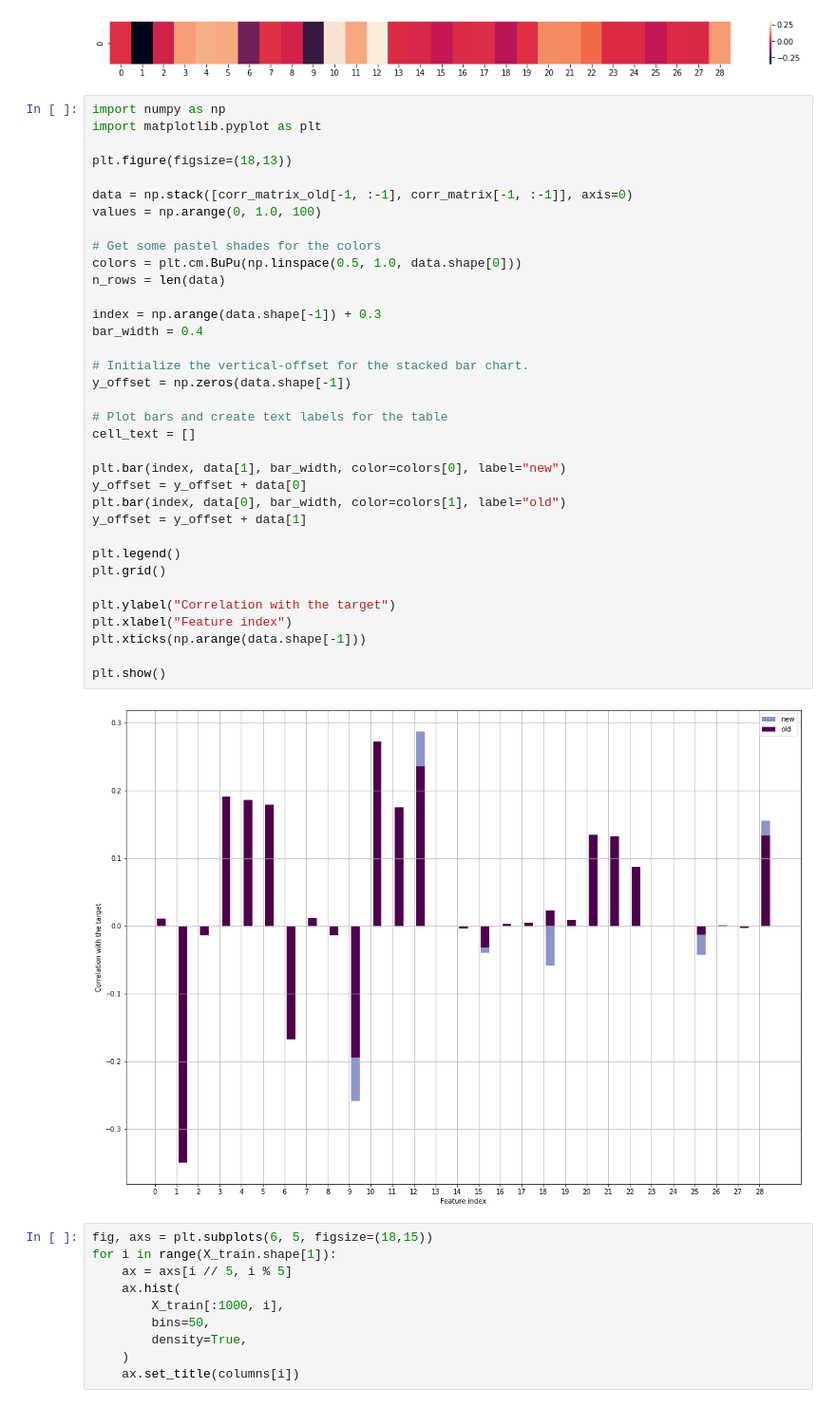
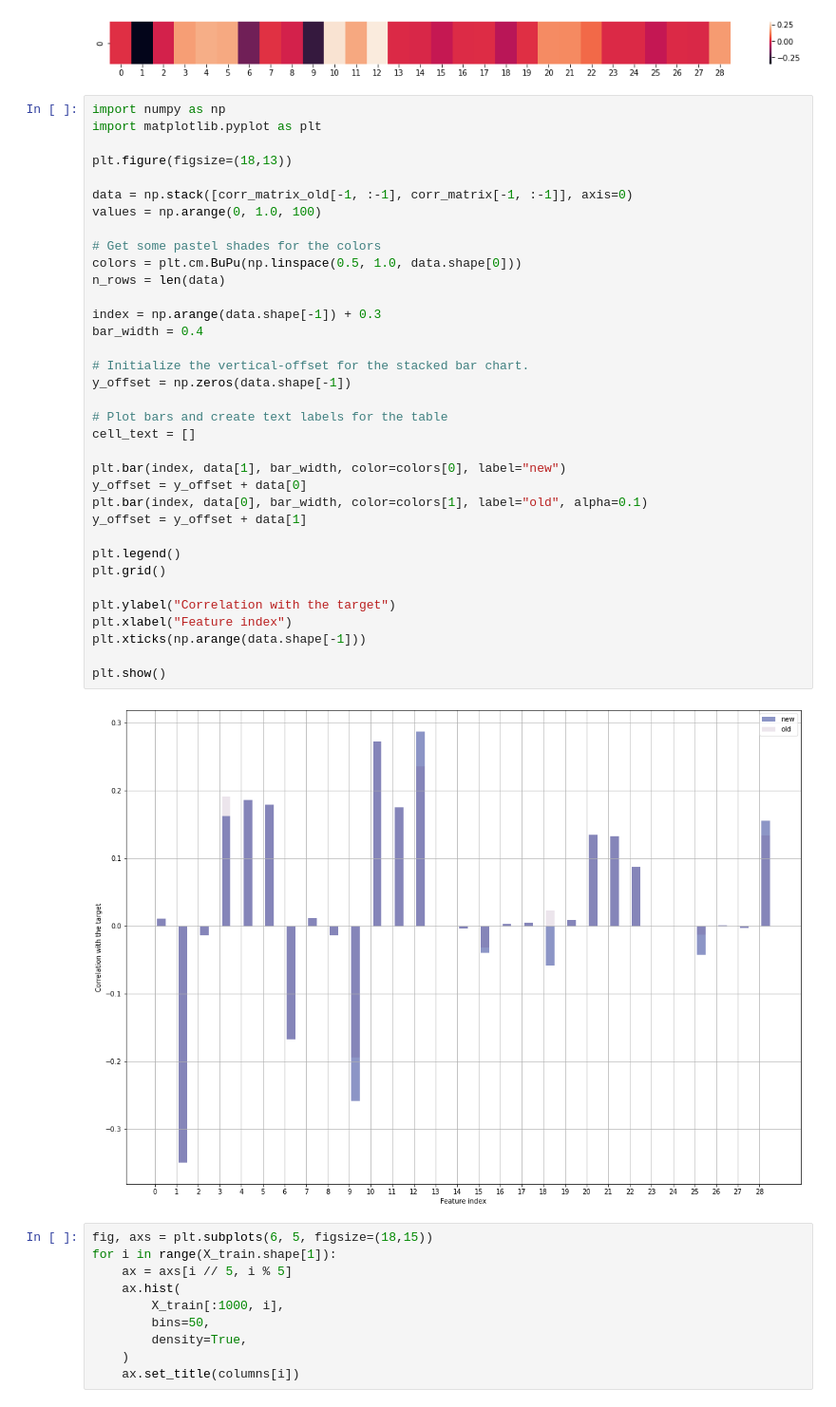
Before and after one commit to maximzubkov/ML_course, a Jupyter notebook: projects/project1/features.ipynb, the cells around one changed output. Shown at 95% size. Drawn from its saved outputs; the diff is of its cells as text.

```diff
--- a/projects/project1/features.ipynb
+++ b/projects/project1/features.ipynb
@@ -155,35 +155,35 @@ plt.figure(figsize=(18,13))
 
 data = np.stack([corr_matrix_old[-1, :-1], corr_matrix[-1, :-1]], axis=0)
 values = np.arange(0, 1.0, 100)
 
 # Get some pastel shades for the colors
 colors = plt.cm.BuPu(np.linspace(0.5, 1.0, data.shape[0]))
 n_rows = len(data)
 
 index = np.arange(data.shape[-1]) + 0.3
 bar_width = 0.4
 
 # Initialize the vertical-offset for the stacked bar chart.
 y_offset = np.zeros(data.shape[-1])
 
 # Plot bars and create text labels for the table
 cell_text = []
 
 plt.bar(index, data[1], bar_width, color=colors[0], label="new")
 y_offset = y_offset + data[0]
-plt.bar(index, data[0], bar_width, color=colors[1], label="old")
+plt.bar(index, data[0], bar_width, color=colors[1], label="old", alpha=0.1)
 y_offset = y_offset + data[1]
 
 plt.legend()
 plt.grid()
 
 plt.ylabel("Correlation with the target")
 plt.xlabel("Feature index")
 plt.xticks(np.arange(data.shape[-1]))
 
 plt.show()
 # %% [output]
-[figure, old version]
+[figure, new version]
 # %%
 fig, axs = plt.subplots(6, 5, figsize=(18,15))
 for i in range(X_train.shape[1]):
```
Also changed, not shown: parts of 24 cells of this notebook.
